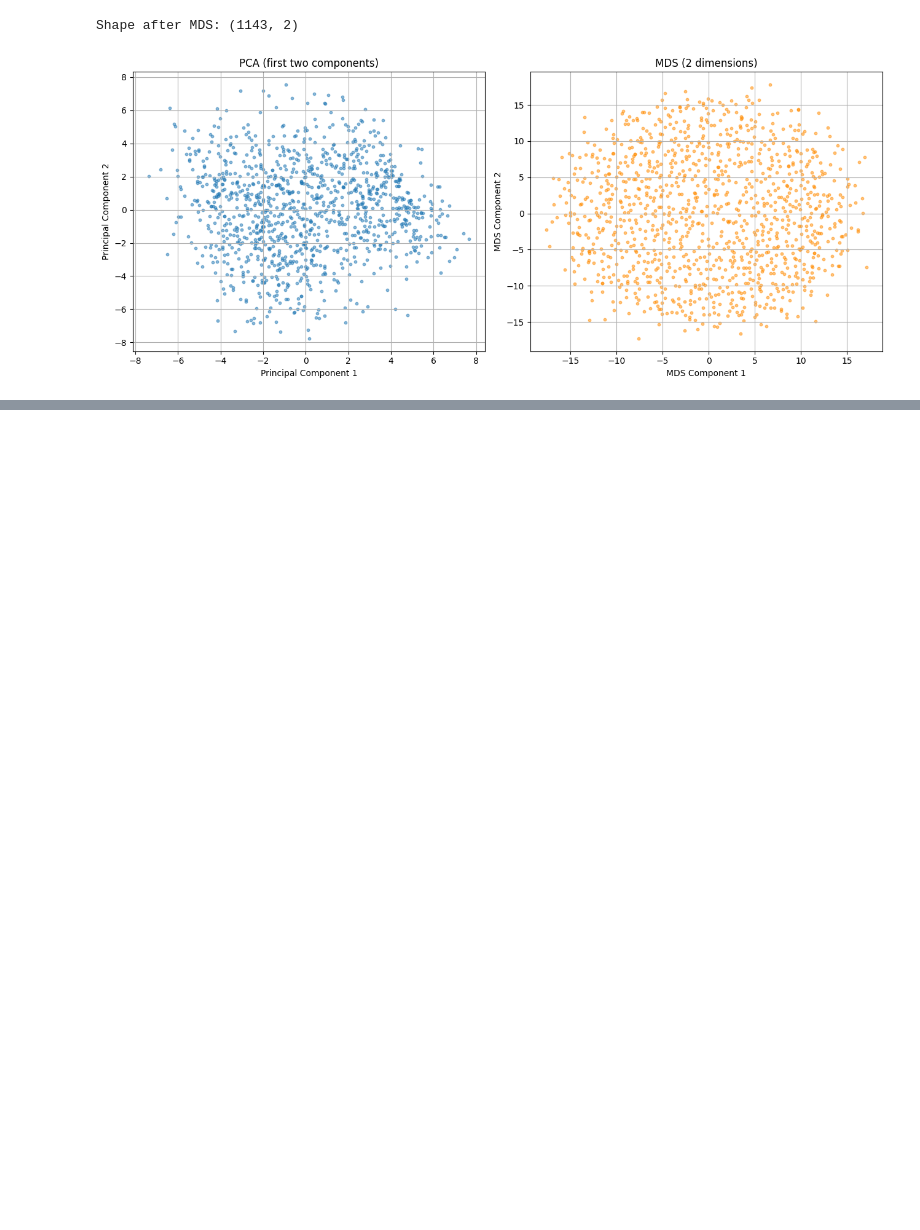
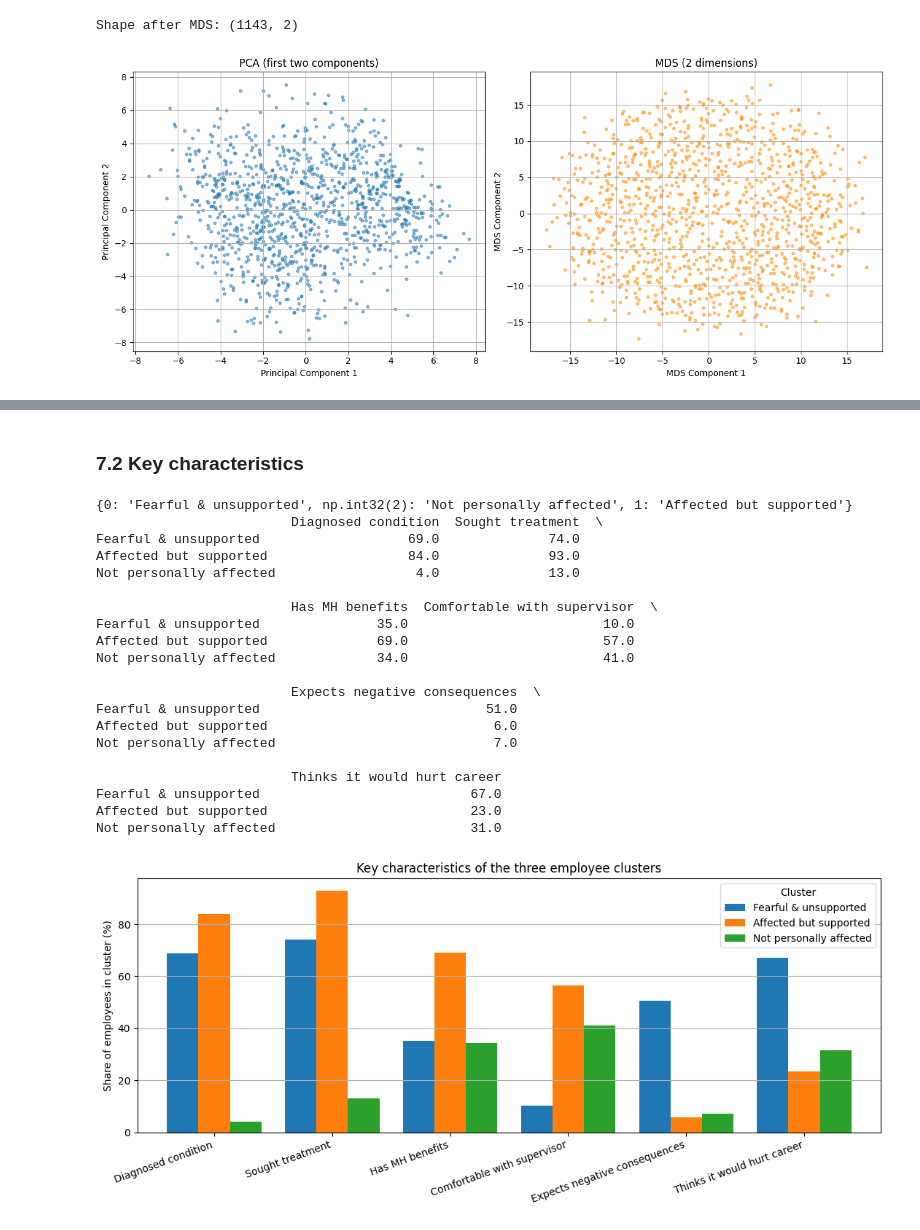
Before and after one commit to faisalhamza909-blip/mental-health-clustering-case-study-, a Jupyter notebook: mental_health_case_study.ipynb, the cells around one changed output, grey strips where cells are left out. Saved outputs shown, nothing was run; the diff lists cells and outputs as text; code cells hidden in the pictures; blank space fills up the shorter version.

```diff
--- a/mental_health_case_study.ipynb
+++ b/mental_health_case_study.ipynb
@@ -877,0 +1022,60 @@ To check the stability of the cluster, a Gaussian Mixture Model (GMM) with 3 com
+# %% [markdown]
+### 7.2 Key characteristics
+# %%
+
+diagnosed_share = df_clean.groupby("cluster")["diagnosed_professional"].apply(lambda x: (x == "Yes").mean())
+supervisor_share = df_clean.groupby("cluster")["comfortable_supervisor"].apply(lambda x: (x == "Yes").mean())
+
+not_affected = diagnosed_share.idxmin()
+affected = [c for c in diagnosed_share.index if c != not_affected]
+fearful = min(affected, key=lambda c: supervisor_share[c])
+supported = [c for c in affected if c != fearful][0]
+
+cluster_names = {fearful: "Fearful & unsupported", not_affected: "Not personally affected", supported: "Affected but supported"}
+print(cluster_names)
+
+
+indicators = pd.DataFrame({
+    "Diagnosed condition": df_clean.groupby("cluster")["diagnosed_professional"].apply(lambda x: (x == "Yes").mean()),
+    "Sought treatment": df_clean.groupby("cluster")["sought_treatment"].mean(),
+    "Has MH benefits": df_clean.groupby("cluster")["mh_benefits"].apply(lambda x: (x == "Yes").mean()),
+    "Comfortable with supervisor": df_clean.groupby("cluster")["comfortable_supervisor"].apply(lambda x: (x == "Yes").mean()),
+    "Expects negative consequences": df_clean.groupby("cluster")["mh_negative_consequences"].apply(lambda x: (x == "Yes").mean()),
+    "Thinks it would hurt career": df_clean.groupby("cluster")["hurt_career"].apply(lambda x: (x == "Yes, I think it would").mean()),
+}) * 100
+
+indicators.index = [cluster_names[c] for c in indicators.index]
+print(indicators.round(0))
+
+
+indicators.T.plot(kind="bar", figsize=(11, 5), width=0.8)
+plt.ylabel("Share of employees in cluster (%)")
+plt.title("Key characteristics of the three employee clusters")
+plt.xticks(rotation=20, ha="right")
+plt.legend(title="Cluster")
+plt.grid(axis="y")
+plt.tight_layout()
+plt.savefig(f"{figures_folder}/cluster_profiles.png", dpi=150, bbox_inches="tight")
+plt.show()
+# %% [output]
+{0: 'Fearful & unsupported', np.int32(2): 'Not personally affected', 1: 'Affected but supported'}
+                         Diagnosed condition  Sought treatment  \
+Fearful & unsupported                   69.0              74.0
+Affected but supported                  84.0              93.0
+Not personally affected                  4.0              13.0
+
+                         Has MH benefits  Comfortable with supervisor  \
+Fearful & unsupported               35.0                         10.0
+Affected but supported              69.0                         57.0
+Not personally affected             34.0                         41.0
+
+                         Expects negative consequences  \
+Fearful & unsupported                             51.0
+Affected but supported                             6.0
+Not personally affected                            7.0
+
+                         Thinks it would hurt career
+Fearful & unsupported                           67.0
+Affected but supported                          23.0
+Not personally affected                         31.0
+[figure, added]
```
Also changed, not shown: parts of 103 cells of this notebook.
